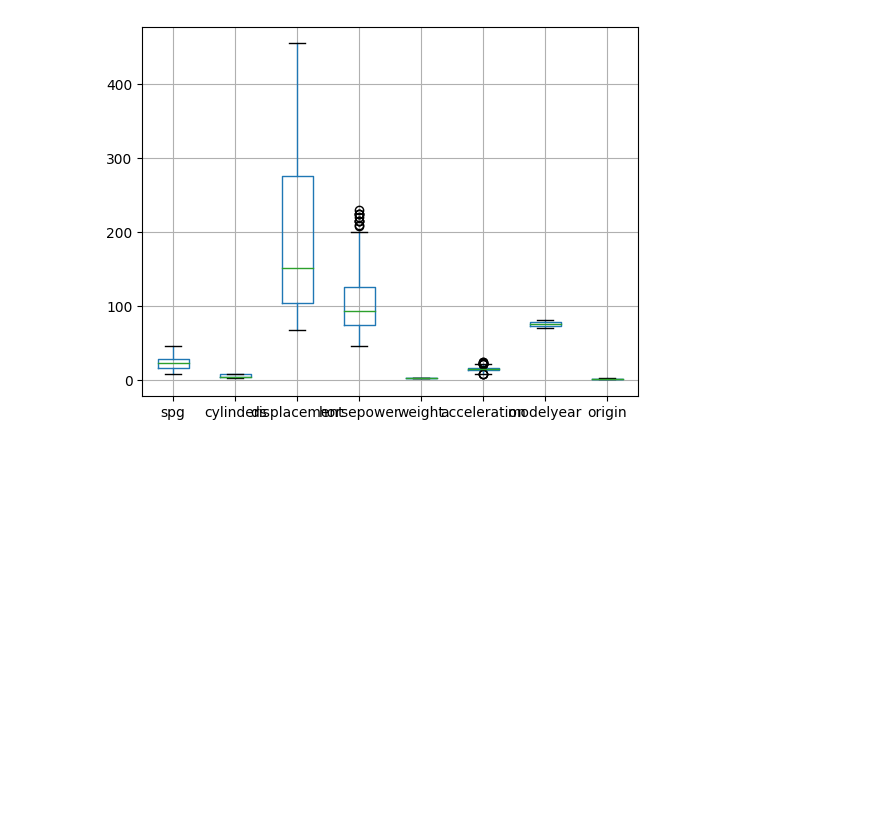
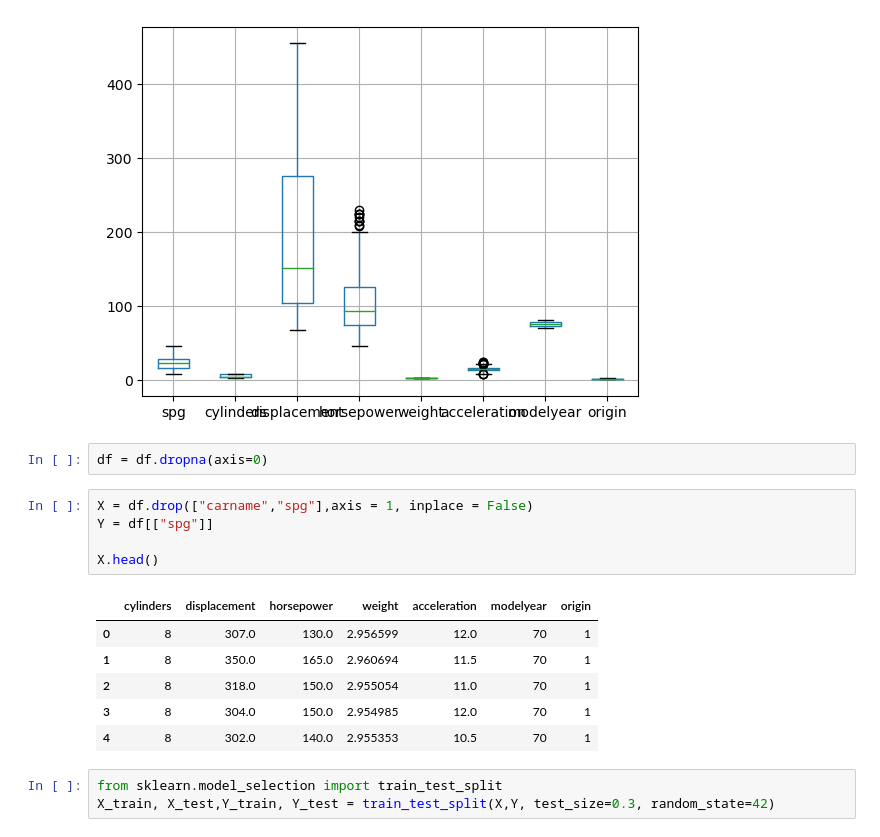
Before and after one commit to Arihant-Vyavhare/GfG_ML_in_nutshell, a Jupyter notebook: myFolder/ml_setup_jupyter.ipynb, the cells around one changed output. Drawn from its saved outputs; the diff is of its cells as text; blank space fills up the shorter version.

```diff
--- a/myFolder/ml_setup_jupyter.ipynb
+++ b/myFolder/ml_setup_jupyter.ipynb
@@ -131,3 +143,20 @@ df.boxplot()
 plt.show()
 # %% [output]
 [figure]
+# %%
+df = df.dropna(axis=0)
+# %%
+X = df.drop(["carname","spg"],axis = 1, inplace = False)
+Y = df[["spg"]]
+
+X.head()
+# %% [output]
+|  | cylinders | displacement | horsepower | weight | acceleration | modelyear | origin |
+| 0 | 8 | 307.0 | 130.0 | 2.956599 | 12.0 | 70 | 1 |
+| 1 | 8 | 350.0 | 165.0 | 2.960694 | 11.5 | 70 | 1 |
+| 2 | 8 | 318.0 | 150.0 | 2.955054 | 11.0 | 70 | 1 |
+| 3 | 8 | 304.0 | 150.0 | 2.954985 | 12.0 | 70 | 1 |
+| 4 | 8 | 302.0 | 140.0 | 2.955353 | 10.5 | 70 | 1 |
+# %%
+from sklearn.model_selection import train_test_split
+X_train, X_test,Y_train, Y_test = train_test_split(X,Y, test_size=0.3, random_state=42)
```
Also changed, not shown: parts of 9 cells of this notebook, 6 other files.
